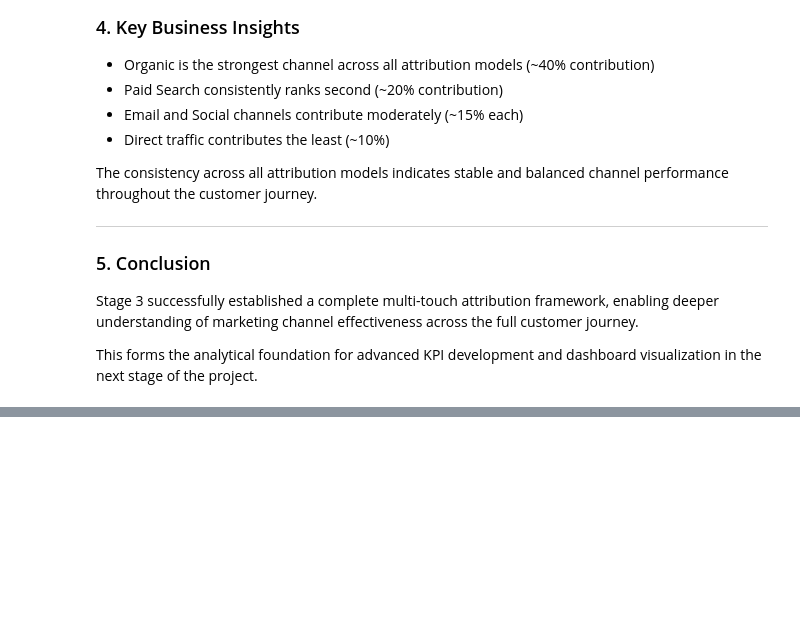
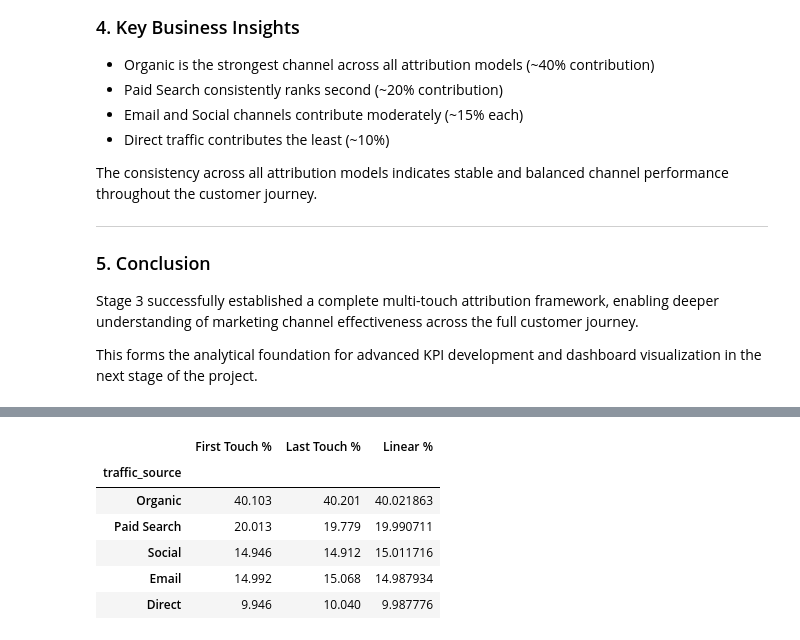
Before and after one commit to Tamoze/Marketing-Attribution-ROI-Dashboard, a Jupyter notebook: notebooks/03_attribution_analysis.ipynb, the cells around one changed output, grey strips where cells are left out. Cells and saved outputs as stored; diff of their text form; code cells hidden in the pictures; blank space fills up the shorter version.

```diff
--- a/notebooks/03_attribution_analysis.ipynb
+++ b/notebooks/03_attribution_analysis.ipynb
@@ -832,0 +936,8 @@ This forms the analytical foundation for advanced KPI development and dashboard
+# %%
+# % of linear attribution by traffic source
+linear_pct = (
+    journey_data.groupby("traffic_source")["linear_credit"].sum()
+    / journey_data["linear_credit"].sum()
+) * 100
+
+linear_pct
@@ -832,0 +952,6 @@ This forms the analytical foundation for advanced KPI development and dashboard
+# %%
+first_touch_df = journey_data[journey_data["touch_order"] == 1]
+
+first_touch_pct = first_touch_df["traffic_source"].value_counts(normalize=True) * 100
+
+first_touch_pct
@@ -832,0 +966,6 @@ This forms the analytical foundation for advanced KPI development and dashboard
+# %%
+last_touch_df = journey_data.sort_values("touch_order").groupby("customer_id").tail(1)
+
+last_touch_pct = last_touch_df["traffic_source"].value_counts(normalize=True) * 100
+
+last_touch_pct
@@ -832,0 +980,16 @@ This forms the analytical foundation for advanced KPI development and dashboard
+# %%
+comparison_table = pd.DataFrame({
+    "First Touch %": first_touch_pct,
+    "Last Touch %": last_touch_pct,
+    "Linear %": linear_pct
+}).fillna(0)
+
+comparison_table.sort_values("Linear %", ascending=False)
+# %% [output]
+|  | First Touch % | Last Touch % | Linear % |
+| traffic_source |  |  |  |
+| Organic | 40.103 | 40.201 | 40.021863 |
+| Paid Search | 20.013 | 19.779 | 19.990711 |
+| Social | 14.946 | 14.912 | 15.011716 |
+| Email | 14.992 | 15.068 | 14.987934 |
+| Direct | 9.946 | 10.040 | 9.987776 |
```
Also changed, not shown: parts of 14 cells of this notebook.
